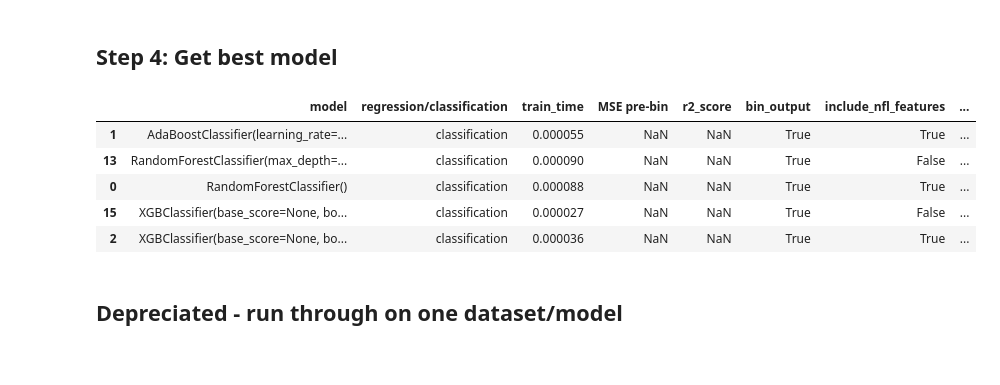
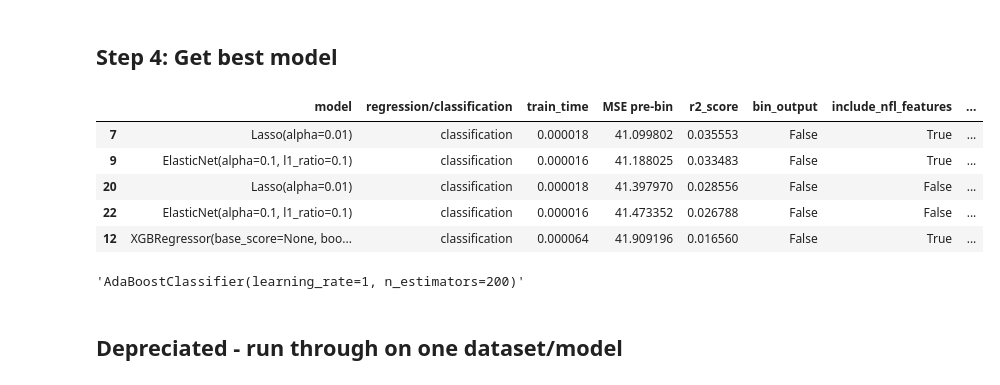
Before and after one commit to Andrew-Koulogeorge/NFL-Big-Data-Bowl, a Jupyter notebook: naive_model/naive_model_v2.ipynb, the cells around one changed output. Saved outputs shown, nothing was run; the diff lists cells and outputs as text; code cells hidden in the pictures.

```diff
--- a/naive_model/naive_model_v2.ipynb
+++ b/naive_model/naive_model_v2.ipynb
@@ -162,7 +162,7 @@ for include_nfl_features in include_nfl_features_params:
                 # Record result
                 new_row = pd.DataFrame({
                     'model': [str(model.best_estimator_)],
-                    'regression/classification': ['classification'],
+                    'regression/classification': ['regression'],
                     'train_time': [train_time],
                     'MSE pre-bin': [mse],
                     'r2_score': [r2],
@@ -209,16 +237,18 @@ training <class 'xgboost.sklearn.XGBClassifier'>
 # %% [markdown]
 ## Step 4: Get best model
 # %%
-results_df.sort_values(by = 'f1_score', ascending = False).head()
+results_df.sort_values(by = 'MSE pre-bin').head()
 # %% [output]
 |  | model | regression/classification | train_time | MSE pre-bin | r2_score | bin_output | include_nfl_features | ... |
-| 1 | AdaBoostClassifier(learning_rate=... | classification | 0.000055 | NaN | NaN | True | True | ... |
-| 13 | RandomForestClassifier(max_depth=... | classification | 0.000090 | NaN | NaN | True | False | ... |
-| 0 | RandomForestClassifier() | classification | 0.000088 | NaN | NaN | True | True | ... |
-| 15 | XGBClassifier(base_score=None, bo... | classification | 0.000027 | NaN | NaN | True | False | ... |
-| 2 | XGBClassifier(base_score=None, bo... | classification | 0.000036 | NaN | NaN | True | True | ... |
+| 7 | Lasso(alpha=0.01) | classification | 0.000018 | 41.099802 | 0.035553 | False | True | ... |
+| 9 | ElasticNet(alpha=0.1, l1_ratio=0.1) | classification | 0.000016 | 41.188025 | 0.033483 | False | True | ... |
+| 20 | Lasso(alpha=0.01) | classification | 0.000018 | 41.397970 | 0.028556 | False | False | ... |
+| 22 | ElasticNet(alpha=0.1, l1_ratio=0.1) | classification | 0.000016 | 41.473352 | 0.026788 | False | False | ... |
+| 12 | XGBRegressor(base_score=None, boo... | classification | 0.000064 | 41.909196 | 0.016560 | False | True | ... |
 # %%
 results_df.sort_values(by = 'f1_score', ascending = False).iloc[0]['model']
+# %% [output]
+'AdaBoostClassifier(learning_rate=1, n_estimators=200)'
 # %% [markdown]
 ## Depreciated - run through on one dataset/model
 # %%
```
Also changed, not shown: parts of 1 cell of this notebook, 10 other files.
